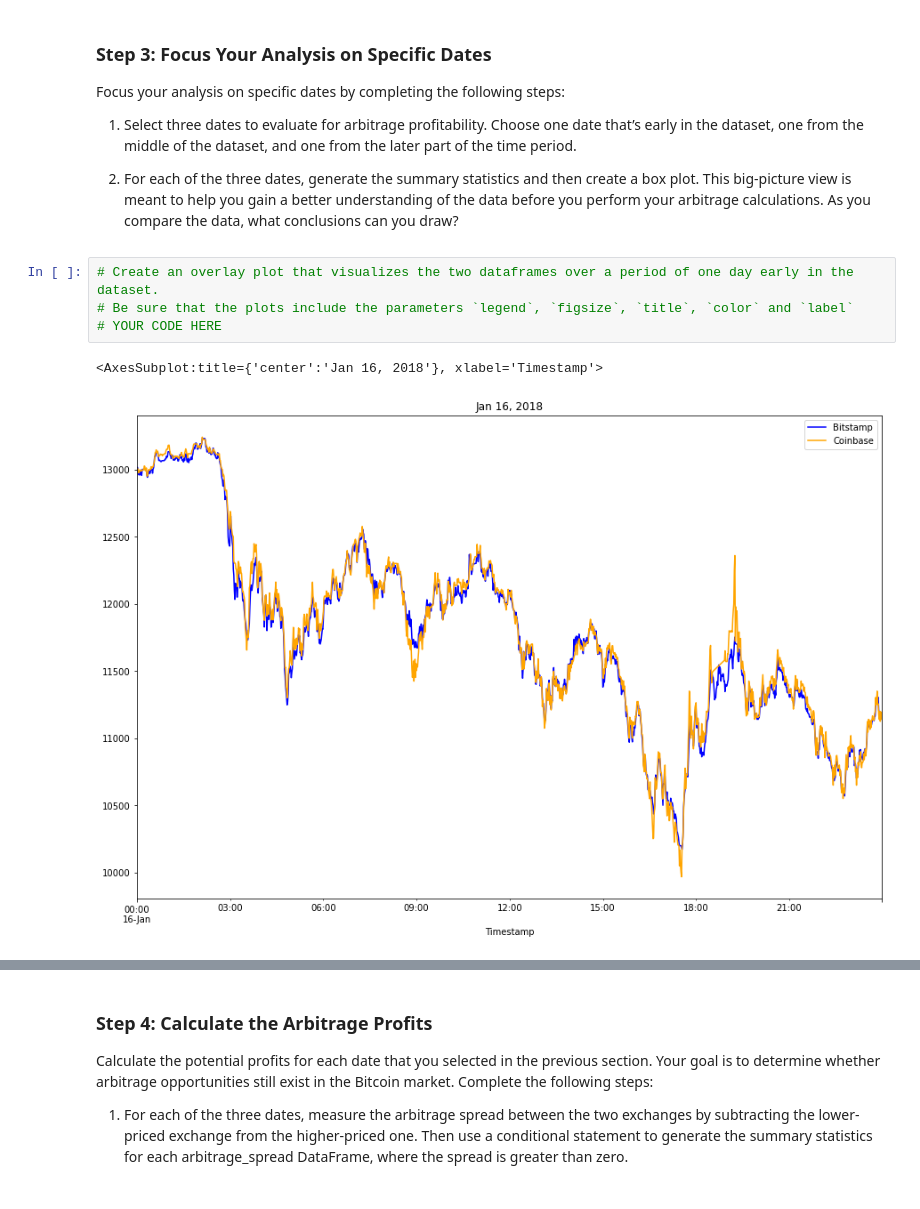
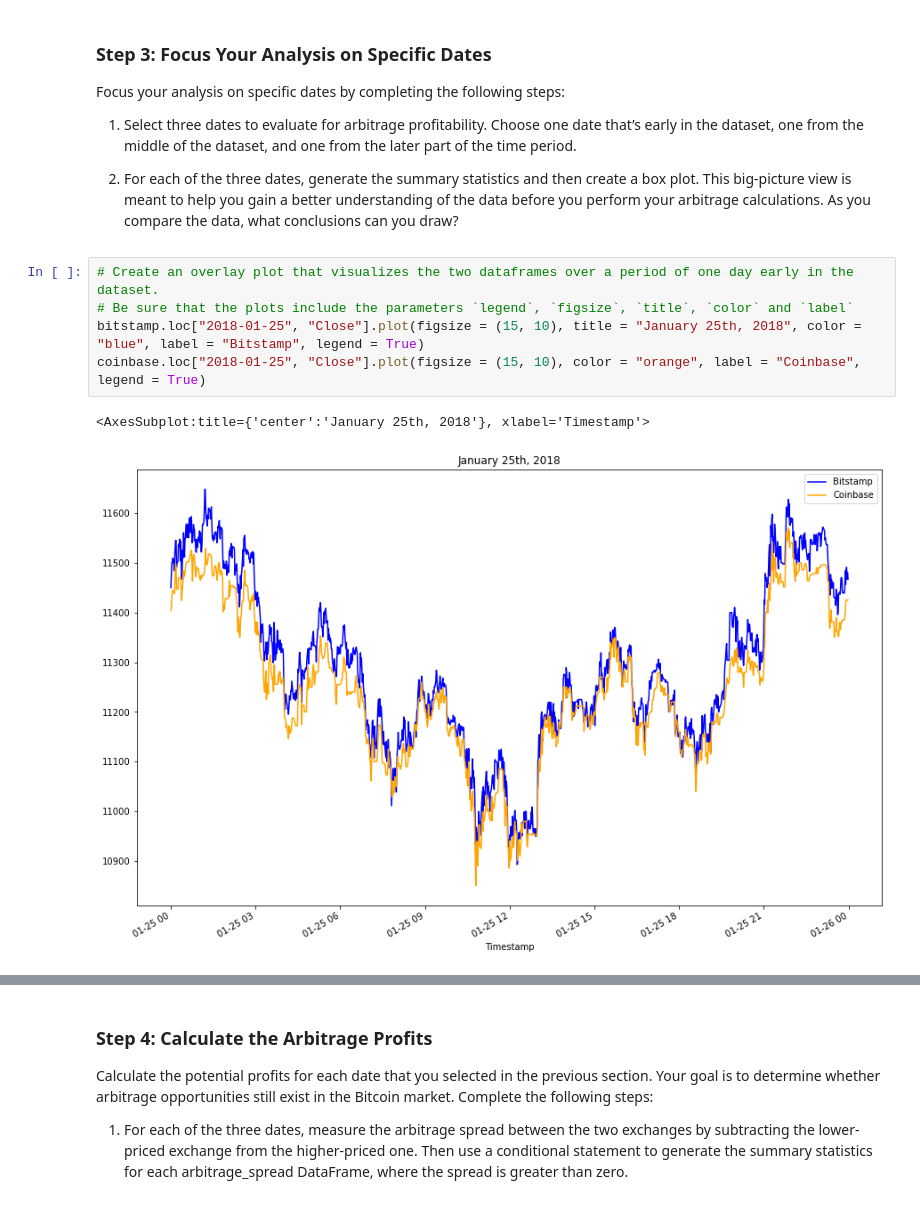
Before and after one commit to victorxdang/ArbitrageAnaylsis, a Jupyter notebook: crypto_arbitrage.ipynb, the cells around one changed output, grey strips where cells are left out. Drawn from its saved outputs; the diff is of its cells as text.

```diff
--- a/crypto_arbitrage.ipynb
+++ b/crypto_arbitrage.ipynb
@@ -263,10 +264,11 @@ Focus your analysis on specific dates by completing the following steps:
 # %%
 # Create an overlay plot that visualizes the two dataframes over a period of one day early in the dataset.
 # Be sure that the plots include the parameters `legend`, `figsize`, `title`, `color` and `label`
-# YOUR CODE HERE
+bitstamp.loc["2018-01-25", "Close"].plot(figsize = (15, 10), title = "January 25th, 2018", color = "blue", label = "Bitstamp", legend = True)
+coinbase.loc["2018-01-25", "Close"].plot(figsize = (15, 10), color = "orange", label = "Coinbase", legend = True)
 # %% [output]
-<AxesSubplot:title={'center':'Jan 16, 2018'}, xlabel='Timestamp'>
+<AxesSubplot:title={'center':'January 25th, 2018'}, xlabel='Timestamp'>
-[figure, old version]
+[figure, new version]
 # %%
 # Using the early date that you have selected, calculate the arbitrage spread
 # by subtracting the bitstamp lower closing prices from the coinbase higher closing prices
```
Also changed, not shown: parts of 51 cells of this notebook.
